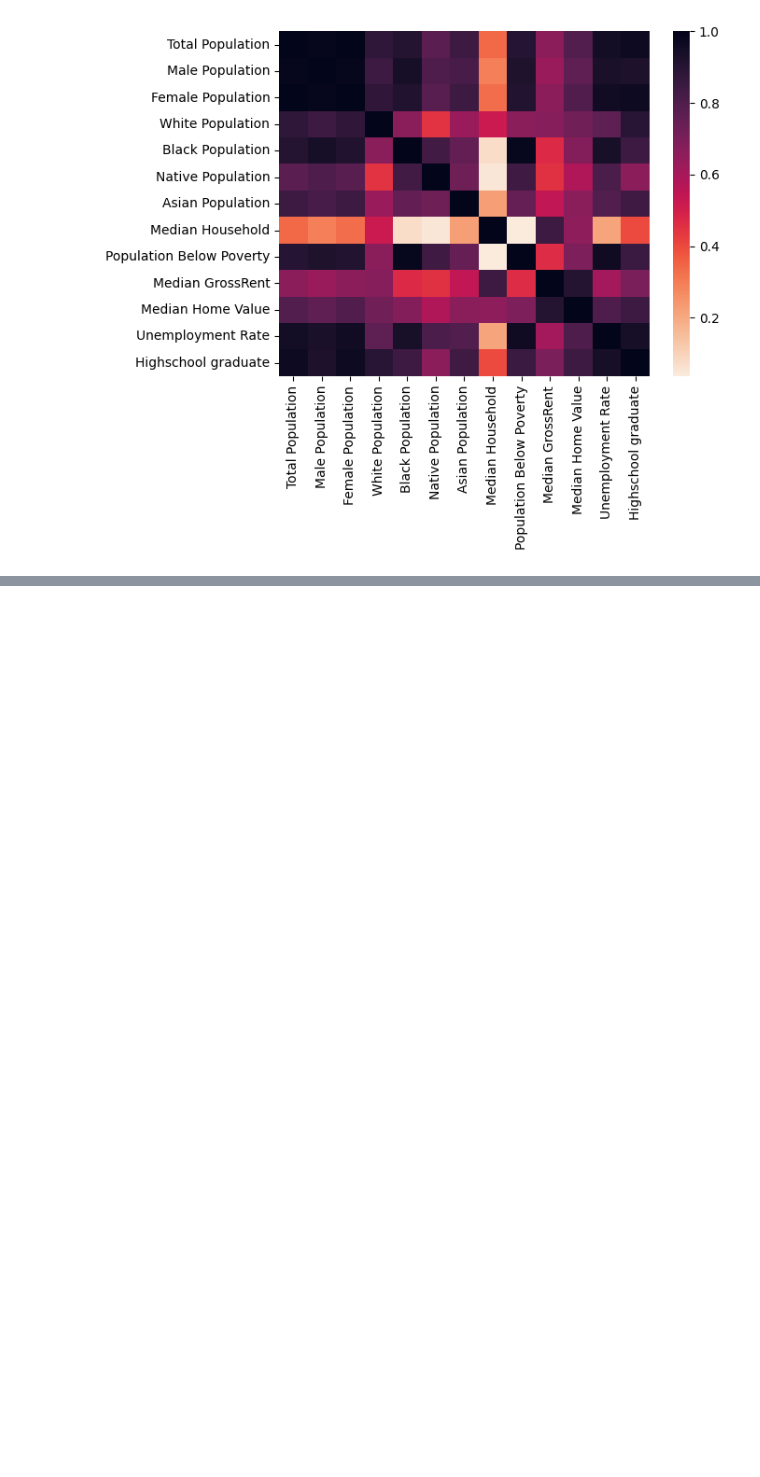
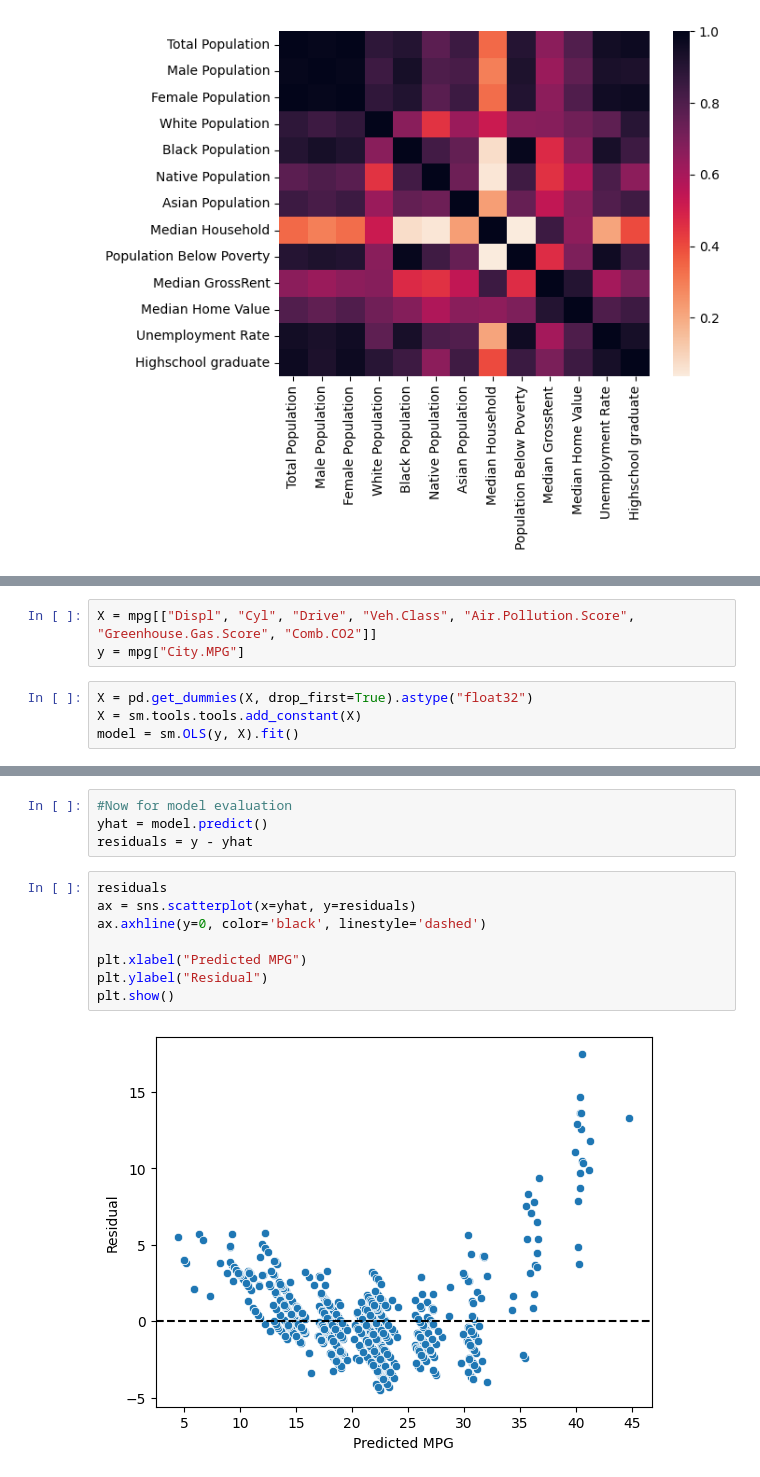
Before and after one commit to stoicelephant/DIDA325, a Jupyter notebook: overview/everything.ipynb, the cells around one changed output, grey strips where cells are left out. Cells and saved outputs as stored; diff of their text form; blank space fills up the shorter version.

```diff
--- a/overview/everything.ipynb
+++ b/overview/everything.ipynb
@@ -332,0 +406,7 @@ plt.show()
+# %%
+X = mpg[["Displ", "Cyl", "Drive", "Veh.Class", "Air.Pollution.Score", "Greenhouse.Gas.Score", "Comb.CO2"]]
+y = mpg["City.MPG"]
+# %%
+X = pd.get_dummies(X, drop_first=True).astype("float32")
+X = sm.tools.tools.add_constant(X)
+model = sm.OLS(y, X).fit()
@@ -332,0 +445,14 @@ plt.show()
+# %%
+#Now for model evaluation
+yhat = model.predict()
+residuals = y - yhat
+# %%
+residuals
+ax = sns.scatterplot(x=yhat, y=residuals)
+ax.axhline(y=0, color='black', linestyle='dashed')
+
+plt.xlabel("Predicted MPG")
+plt.ylabel("Residual")
+plt.show()
+# %% [output]
+[figure, added]
```
Also changed, not shown: parts of 34 cells of this notebook.
